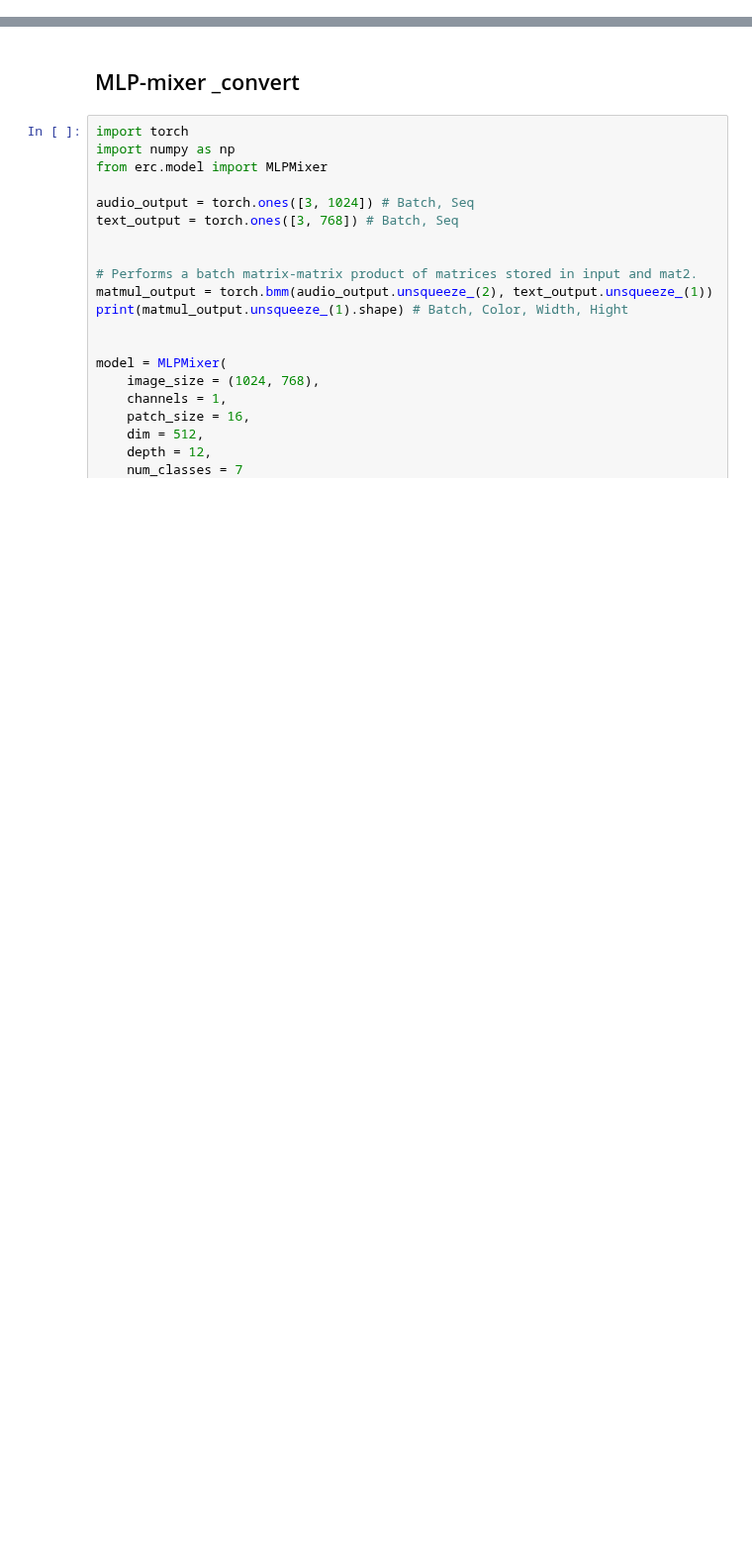
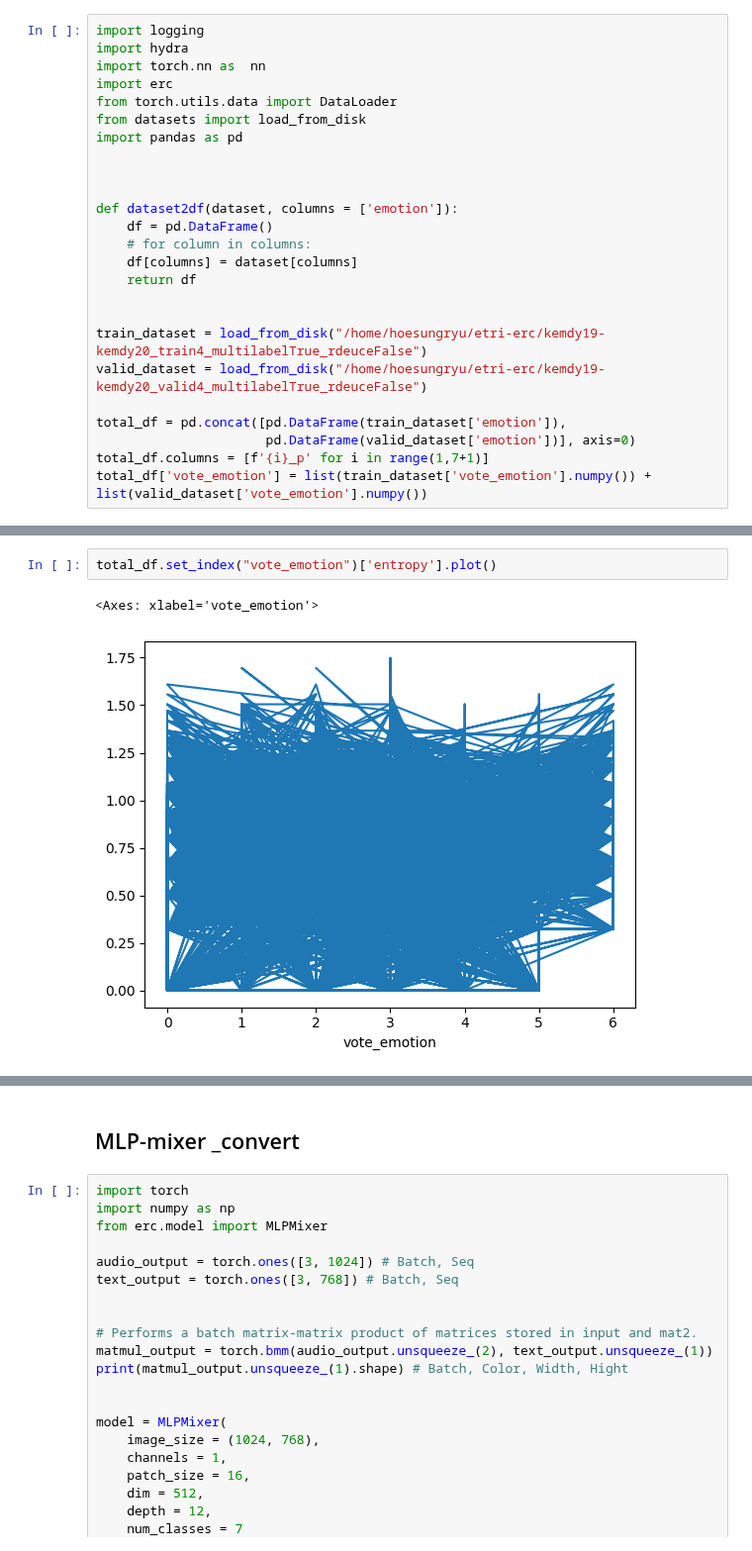
Before and after one commit to 1pha/MulitmodalERC-TensorMixerNetwork, a Jupyter notebook: modeling.ipynb, the cells around one changed output, grey strips where cells are left out. Shown at 99% size. Cells and saved outputs as stored; diff of their text form; blank space fills up the shorter version.

```diff
--- a/modeling.ipynb
+++ b/modeling.ipynb
@@ -0,0 +3,25 @@
+# %%
+import logging
+import hydra
+import torch.nn as  nn
+import erc
+from torch.utils.data import DataLoader
+from datasets import load_from_disk
+import pandas as pd
+
+
+
+def dataset2df(dataset, columns = ['emotion']):
+    df = pd.DataFrame()
+    # for column in columns:
+    df[columns] = dataset[columns]
+    return df
+
+
+train_dataset = load_from_disk("/home/hoesungryu/etri-erc/kemdy19-kemdy20_train4_multilabelTrue_rdeuceFalse")
+valid_dataset = load_from_disk("/home/hoesungryu/etri-erc/kemdy19-kemdy20_valid4_multilabelTrue_rdeuceFalse")
+
+total_df = pd.concat([pd.DataFrame(train_dataset['emotion']),
+                      pd.DataFrame(valid_dataset['emotion'])], axis=0)
+total_df.columns = [f'{i}_p' for i in range(1,7+1)]
+total_df['vote_emotion'] = list(train_dataset['vote_emotion'].numpy()) + list(valid_dataset['vote_emotion'].numpy())
@@ -0,0 +162,5 @@
+# %%
+total_df.set_index("vote_emotion")['entropy'].plot()
+# %% [output]
+<Axes: xlabel='vote_emotion'>
+[figure, added]
```
Also changed, not shown: parts of 73 cells of this notebook, 1 other file.
